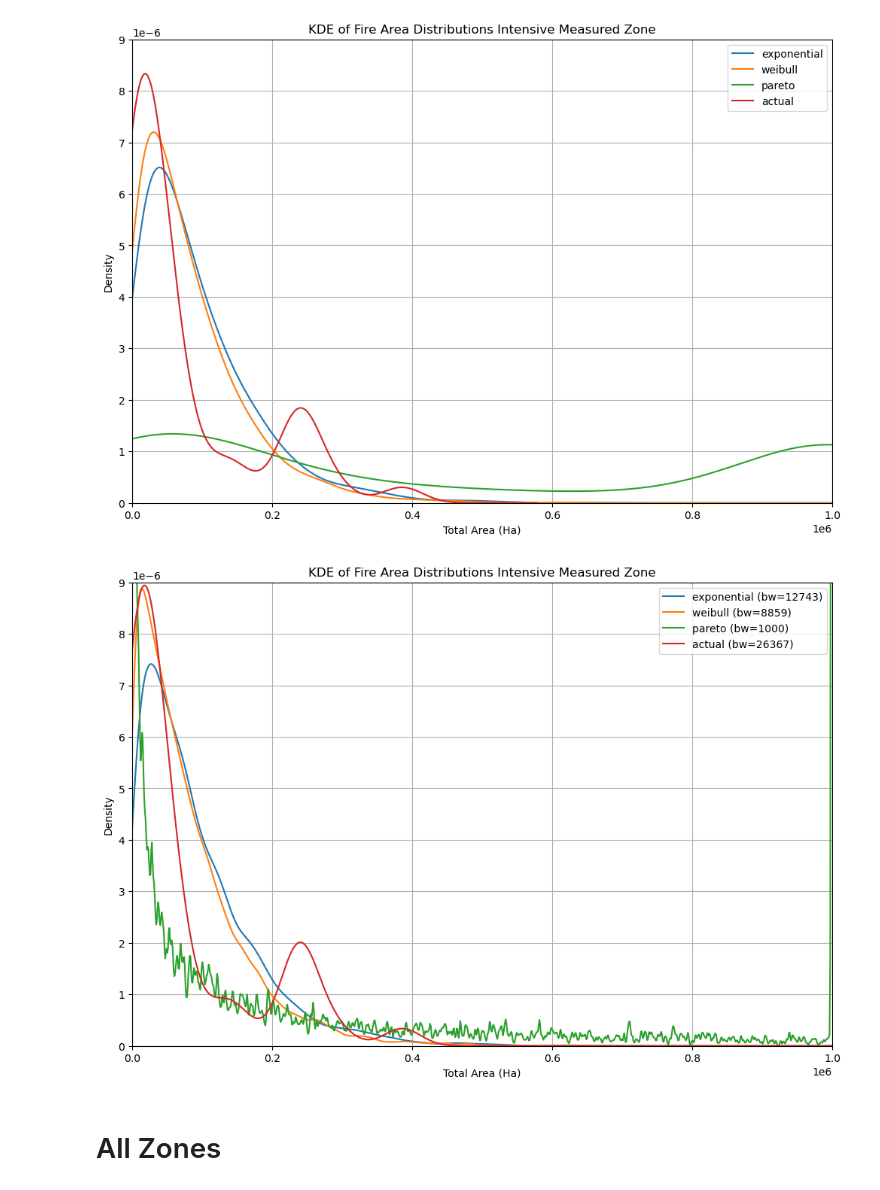
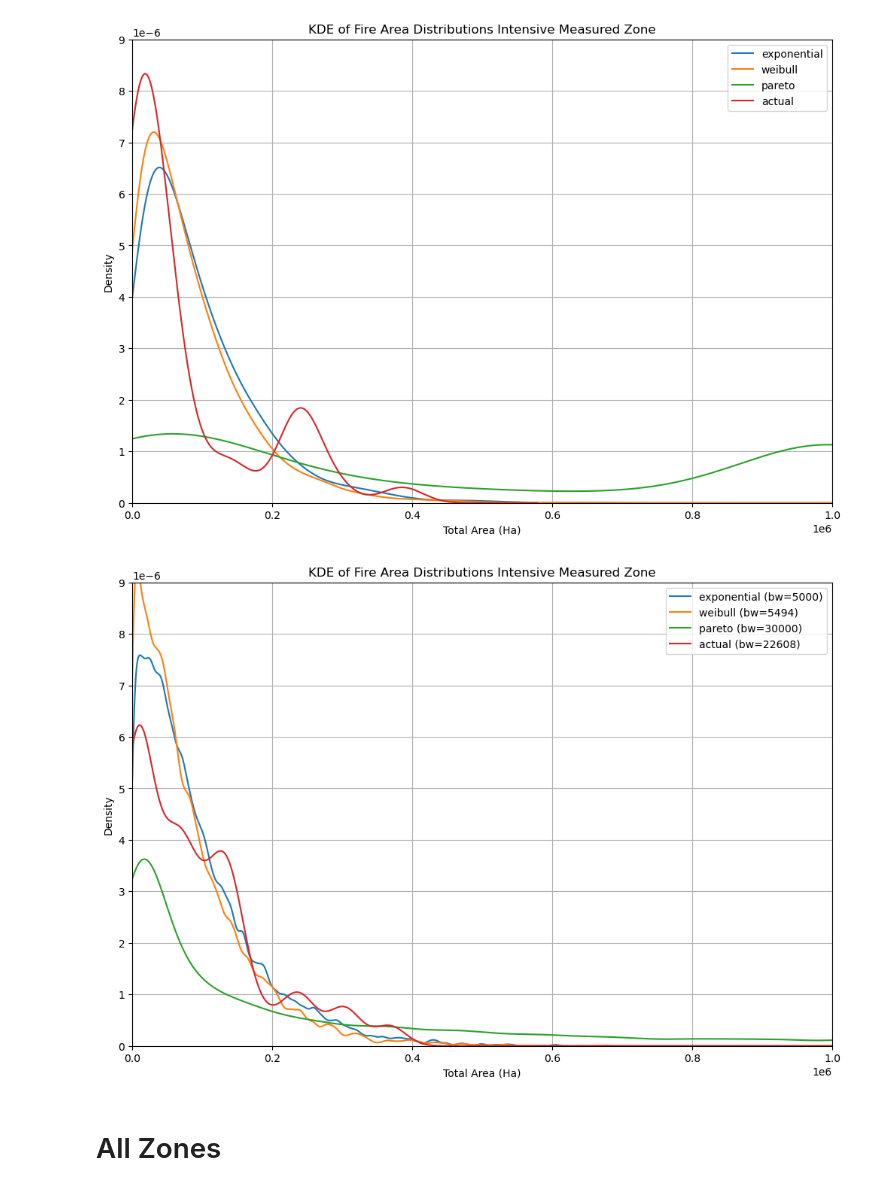
Before and after one commit to willseff/compound-poisson-fire-model, a Jupyter notebook: simulation_zones.ipynb, the cells around one changed output. Cells and saved outputs as stored; diff of their text form; code cells hidden in the pictures.

Commit message:
changed sizes of plots

```diff
--- a/simulation_zones.ipynb
+++ b/simulation_zones.ipynb
@@ -117,7 +134,7 @@ gamma_cox_simulated_fires = [generate_fire_area(x, fire_size_params) for x in si
 gamma_cox_simulated_fires_df_extensive = pd.DataFrame(gamma_cox_simulated_fires)
 
 # truncate all values to 1000000
-gamma_cox_simulated_fires_df_extensive_truncated = gamma_cox_simulated_fires_df_extensive.clip(upper=1000000)
+gamma_cox_simulated_fires_df_extensive_truncated = gamma_cox_simulated_fires_df_extensive
 
 # Melt the DataFrame to long format
 long_df = gamma_cox_simulated_fires_df_extensive_truncated.melt(var_name='distribution', value_name='total_area')
@@ -192,0 +208,35 @@ plt.show()
+# %%
+plt.figure(figsize=(12, 4))
+
+bandwidth_dict = {
+    "exponential": 9675,
+    "weibull": 5494,
+    "pareto": 30000,
+    "actual": 22608
+}
+
+for distribution in combined_df['distribution'].unique():
+    # Remove NaN and values > 1,000,000
+    subset = combined_df[
+        (combined_df['distribution'] == distribution) &
+        (combined_df['total_area'].notna())
+    ]['total_area']
+    X = subset.values[:, None]
+
+    # Use specified bandwidth for each distribution
+    bw = bandwidth_dict.get(distribution, 10000)
+    kde = KernelDensity(kernel='gaussian', bandwidth=bw)
+    kde.fit(X)
+
+    x_d = np.linspace(0, 1000000, 1000)
+    log_dens = kde.score_samples(x_d[:, None])
+    plt.plot(x_d, np.exp(log_dens), label=f"{distribution.capitalize()} (bw={bw:.0f})")
+
+plt.title('KDE of Fire Area Distributions Extensive Zone (Cox-Poisson)')
+plt.xlabel('Total Area (Millions of Ha)')
+plt.ylabel('Density')
+plt.legend()
+plt.xlim(0, 1000000)
+plt.ylim(0, 0.000009)
+plt.grid()
+plt.show()
@@ -212,13 +264,13 @@ gamma_cox_simulated_fires_intensive = [generate_fire_area(x, fire_size_params) f
 gamma_cox_simulated_fires_df_intensive = pd.DataFrame(gamma_cox_simulated_fires_intensive)
 
 # truncate all values to 1000000
-gamma_cox_simulated_fires_df_intensive_truncated = gamma_cox_simulated_fires_df_intensive.clip(upper=1000000)
+gamma_cox_simulated_fires_df_intensive_truncated = gamma_cox_simulated_fires_df_intensive
 
 # Melt the DataFrame to long format
 long_df = gamma_cox_simulated_fires_df_intensive_truncated.melt(var_name='distribution', value_name='total_area')
 
 # Melt the DataFrame to long format
-long_df = gamma_cox_simulated_fires_df.melt(var_name='distribution', value_name='total_area')
+#long_df = gamma_cox_simulated_fires_df.melt(var_name='distribution', value_name='total_area')
 # %%
 #group extensive by year and sum the total SIZE_HA
 
@@ -259,35 +311,35 @@ import numpy as np
 plt.figure(figsize=(12, 8))
 
 for distribution in combined_df['distribution'].unique():
     subset = combined_df[combined_df['distribution'] == distribution]['total_area'].dropna()
     X = subset.values[:, None]
 
     # Define a range of bandwidths to try
-    bandwidths = np.logspace(3, 6, 20)  # 1e3 to 1e6, adjust if needed
+    bandwidths = np.logspace(np.log10(5000), np.log10(30000), 20)  # 1e3 to 1e6, adjust if needed
     grid = GridSearchCV(KernelDensity(kernel='gaussian'),
                         {'bandwidth': bandwidths},
                         cv=5)
     grid.fit(X)
 
     best_bandwidth = grid.best_params_['bandwidth']
     kde = KernelDensity(kernel='gaussian', bandwidth=best_bandwidth)
     kde.fit(X)
 
     x_d = np.linspace(0, 1000000, 1000)
     log_dens = kde.score_samples(x_d[:, None])
     plt.plot(x_d, np.exp(log_dens), label=f"{distribution} (bw={best_bandwidth:.0f})")
 
 plt.title('KDE of Fire Area Distributions Intensive Measured Zone')
 plt.xlabel('Total Area (Ha)')
 plt.ylabel('Density')
 plt.legend()
 plt.xlim(0, 1000000)
 plt.ylim(0, 0.000009)
 plt.grid()
 plt.show()
 # ...existing code...
 # %% [output]
-[figure, old version]
+[figure, new version]
 # %% [markdown]
 # All Zones
 # %%
```
Also changed, not shown: parts of 30 cells of this notebook.
